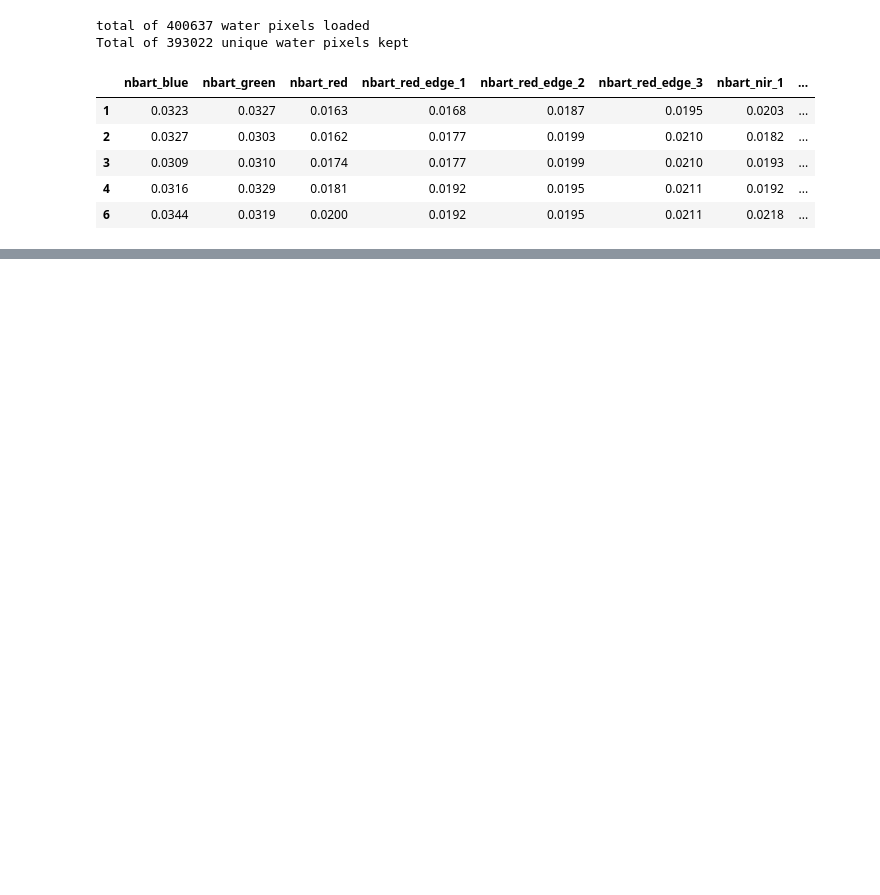
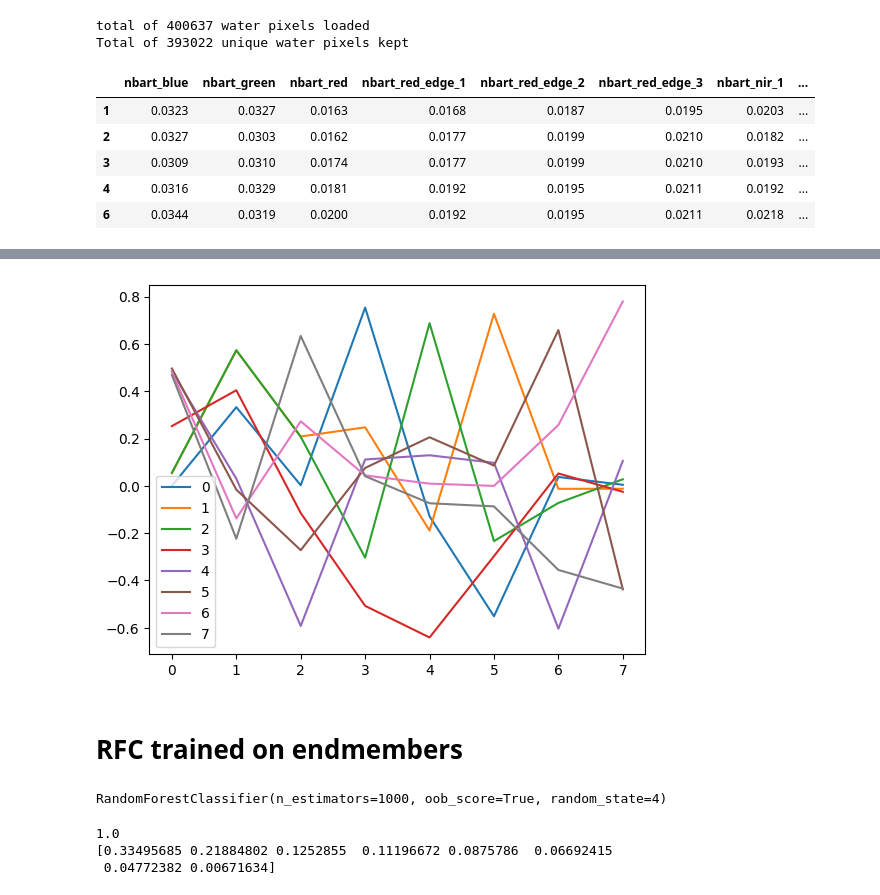
Before and after one commit to uqgrowan/Spectral-Separability-Analysis, a Jupyter notebook: mix_pixels.ipynb, the cells around one changed output, grey strips where cells are left out. Cells and saved outputs as stored; diff of their text form; code cells hidden in the pictures; blank space fills up the shorter version.

Commit message:
working on mixpix classi
testing out ideas of layering random forests for an adaptable but robust workflow.

```diff
--- a/mix_pixels.ipynb
+++ b/mix_pixels.ipynb
@@ -176,0 +135,45 @@ pixel_results.to_csv("data/mixed_sims/kbrgm_pixel_class_results_2.csv")
+# %%
+#decide what you're simulating
+label_level = "kom"
+keep_list = ["kelp", "water", "mineral"]
+
+# Add water to classifier training set
+sample_idx = np.random.choice(waters.index, size = 100, replace = False)
+water_labels = pd.DataFrame("water", index = sample_idx, columns = labels.columns)
+water_sample = waters.iloc[sample_idx, :]
+water_sample.columns = data.columns[1:]
+data_watered = pd.concat([data, water_sample], axis = 0)
+labels_watered = pd.concat([labels, water_labels], axis = 0).set_index(data_watered.index)
+data_watered = pd.concat([labels_watered, data_watered.iloc[:, 1:]], axis = 1)
+# %%
+# Filter training data to only mixed pixel components
+data_watered = data_watered[data_watered[label_level].isin(keep_list)]
+# %%
+# Extract PCA components and transform dataset
+deco = PCA(8)
+deco.fit(data_watered.iloc[:,8:])
+decomposed_train = deco.transform(data_watered.iloc[:, 8:])
+decomposed_test = deco.transform(simulated_pixels)
+comps = deco.components_
+# %%
+plt.plot(comps, label = range(comps.shape[1]))
+plt.legend()
+plt.show()
+# %% [output]
+[figure, added]
+# %% [markdown]
+# RFC trained on endmembers
+# %%
+classer = RandomForestClassifier(random_state=4, oob_score= True, n_estimators=1000)
+# classer.fit(data_watered.iloc[:, 1:], labels_watered["kbrgm"])
+classer.fit(decomposed_train, data_watered["kom"])
+# %% [output]
+RandomForestClassifier(n_estimators=1000, oob_score=True, random_state=4)
+# %%
+# Inspect random forest outputs
+print(classer.oob_score_)
+print(classer.feature_importances_)
+# %% [output]
+1.0
+[0.33495685 0.21884802 0.1252855  0.11196672 0.0875786  0.06692415
+ 0.04772382 0.00671634]
```
Also changed, not shown: parts of 42 cells of this notebook, 3 other files.
